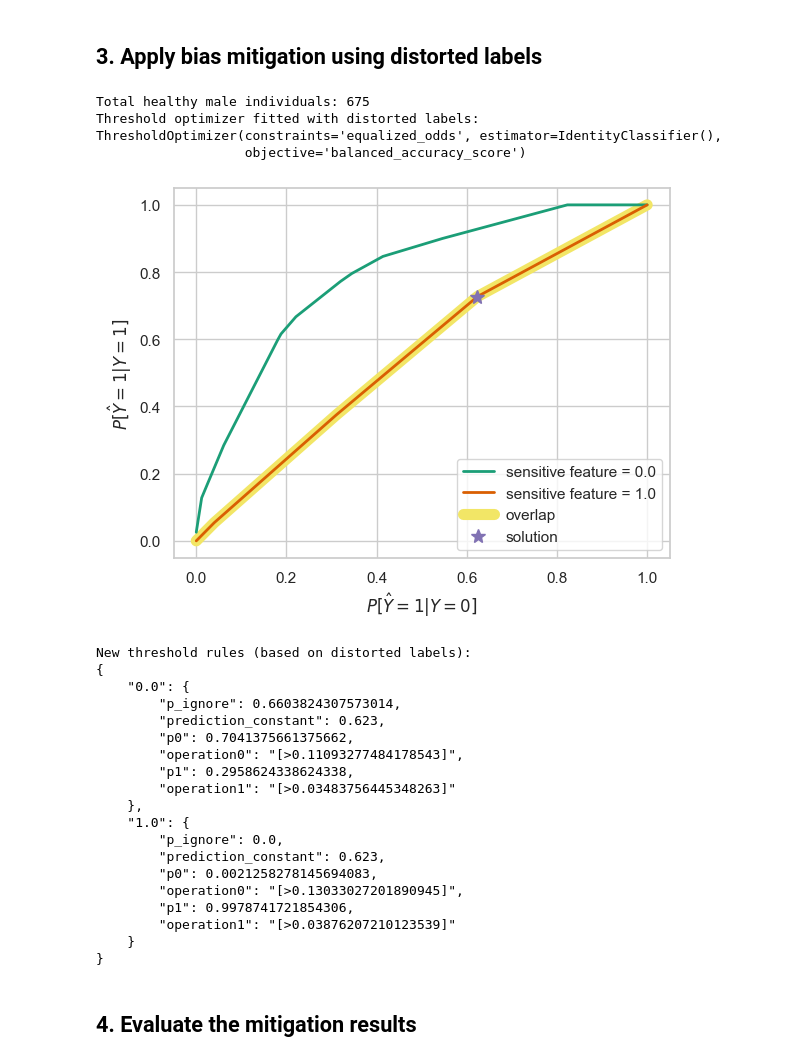
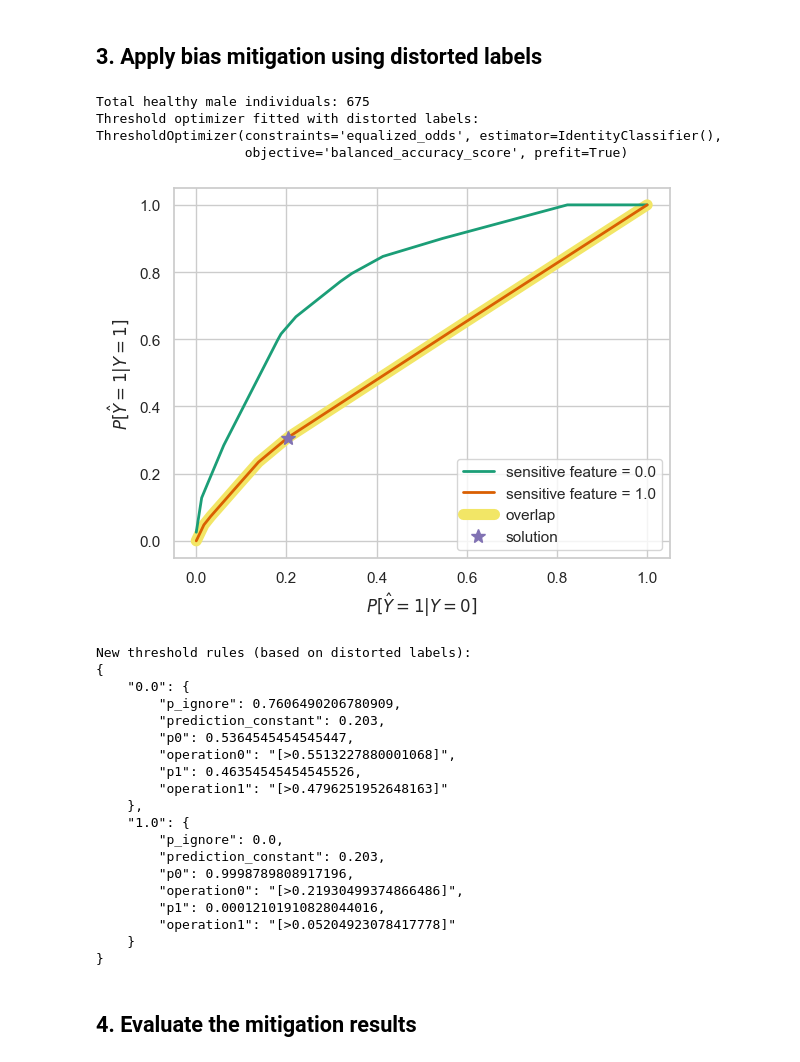
Before and after one commit to alex-tjellesen/RAI_fairness_exercise, a Jupyter notebook: exercise.ipynb, the cells around one changed output. Drawn from its saved outputs; the diff is of its cells as text; code cells hidden in the pictures.

```diff
--- a/exercise.ipynb
+++ b/exercise.ipynb
@@ -660,29 +660,30 @@ plot_roc_simple(test_lab, test_prob, test_a, test_pred,
 # %% [markdown]
 ## 3. Apply bias mitigation using distorted labels
 # %%
-val_lab_distorted = create_distorted_labels(val_lab, val_a, distortion_rate=0.3, random_seed=42)
+val_lab_distorted = create_distorted_labels(val_lab, val_a, distortion_rate=0.3, random_seed=712)
 
 val_prob_2D = np.column_stack((1 - val_prob, val_prob))
 
 identityclf_distorted = IdentityClassifier()
 postprocess_distorted = ThresholdOptimizer(
     estimator=identityclf_distorted,
     constraints="equalized_odds",
     objective="balanced_accuracy_score",
+    prefit=True
 )
 
 postprocess_distorted.fit(X=val_prob_2D, y=val_lab_distorted, sensitive_features=val_a)
 
 print("Threshold optimizer fitted with distorted labels:")
 print(postprocess_distorted)
 
 plot_threshold_optimizer(postprocess_distorted, show_plot=True)
 # %% [output]
 Total healthy male individuals: 675
 Threshold optimizer fitted with distorted labels:
 ThresholdOptimizer(constraints='equalized_odds', estimator=IdentityClassifier(),
-                   objective='balanced_accuracy_score')
+                   objective='balanced_accuracy_score', prefit=True)
-[figure, old version]
+[figure, new version]
 # %%
 test_prob_2D = np.column_stack((1 - test_prob, test_prob))
 y_pred_fair_distorted = postprocess_distorted.predict(X=test_prob_2D, sensitive_features=test_a)
@@ -694,20 +695,20 @@ print(json.dumps(threshold_rules_distorted, default=str, indent=4))
 New threshold rules (based on distorted labels):
 {
     "0.0": {
-        "p_ignore": 0.6603824307573014,
-        "prediction_constant": 0.623,
-        "p0": 0.7041375661375662,
-        "operation0": "[>0.11093277484178543]",
-        "p1": 0.2958624338624338,
-        "operation1": "[>0.03483756445348263]"
+        "p_ignore": 0.7606490206780909,
+        "prediction_constant": 0.203,
+        "p0": 0.5364545454545447,
+        "operation0": "[>0.5513227880001068]",
+        "p1": 0.46354545454545526,
+        "operation1": "[>0.4796251952648163]"
     },
     "1.0": {
         "p_ignore": 0.0,
-        "prediction_constant": 0.623,
-        "p0": 0.0021258278145694083,
-        "operation0": "[>0.13033027201890945]",
-        "p1": 0.9978741721854306,
-        "operation1": "[>0.03876207210123539]"
+        "prediction_constant": 0.203,
+        "p0": 0.9998789808917196,
+        "operation0": "[>0.21930499374866486]",
+        "p1": 0.00012101910828044016,
+        "operation1": "[>0.05204923078417778]"
     }
 }
 # %% [markdown]
```
Also changed, not shown: parts of 5 cells of this notebook.
